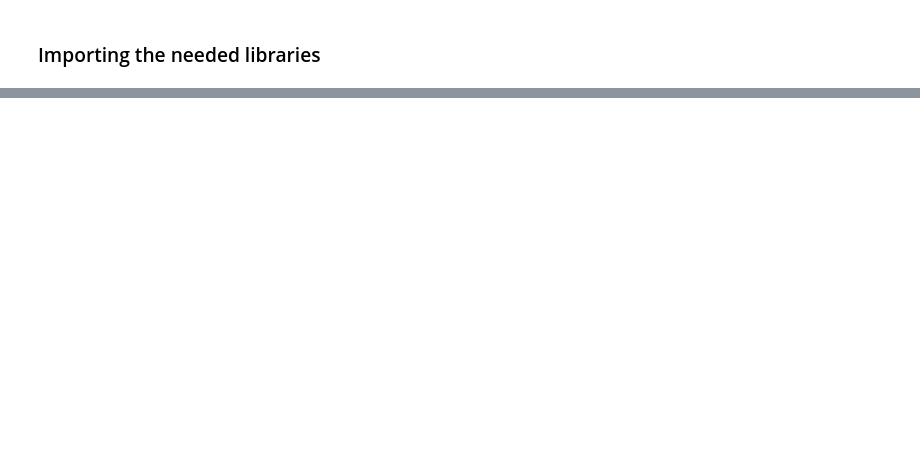
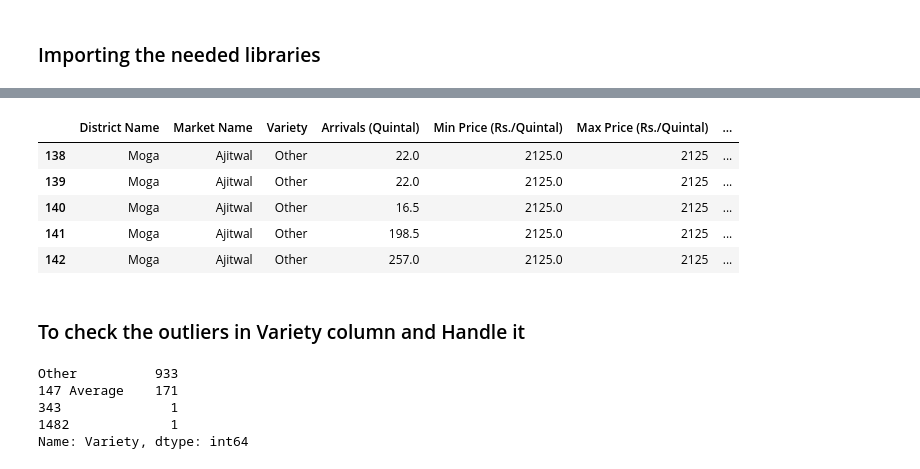
Before and after one commit to sudev2001/Visualization-Project-Agriculture-Related-, a Jupyter notebook: Visualization with Preprocessing.ipynb, the cells around one changed output, grey strips where cells are left out. Drawn from its saved outputs; the diff is of its cells as text; code cells hidden in the pictures; blank space fills up the shorter version.

```diff
--- a/Visualization with Preprocessing.ipynb
+++ b/Visualization with Preprocessing.ipynb
@@ -153,0 +127,22 @@ Name: Modal Price (Rs./Quintal), dtype: int64
+# %%
+# To change the data type of 'Arrivals (Tonnes)' column to float and make the weight tonnes to quintal. Finally extract the total price w.r.t Model Price
+obj.update_Arrivals_column('Arrivals (Tonnes)',data)
+obj.total_price('Arrivals (Quintal)','Modal Price (Rs./Quintal)',data)
+data.head()
+# %% [output]
+|  | District Name | Market Name | Variety | Arrivals (Quintal) | Min Price (Rs./Quintal) | Max Price (Rs./Quintal) | ... |
+| 138 | Moga | Ajitwal | Other | 22.0 | 2125.0 | 2125 | ... |
+| 139 | Moga | Ajitwal | Other | 22.0 | 2125.0 | 2125 | ... |
+| 140 | Moga | Ajitwal | Other | 16.5 | 2125.0 | 2125 | ... |
+| 141 | Moga | Ajitwal | Other | 198.5 | 2125.0 | 2125 | ... |
+| 142 | Moga | Ajitwal | Other | 257.0 | 2125.0 | 2125 | ... |
+# %% [markdown]
+### To check the outliers in Variety column and Handle it
+# %%
+data.Variety.value_counts()
+# %% [output]
+Other          933
+147 Average    171
+343              1
+1482             1
+Name: Variety, dtype: int64
```
Also changed, not shown: parts of 26 cells of this notebook.
